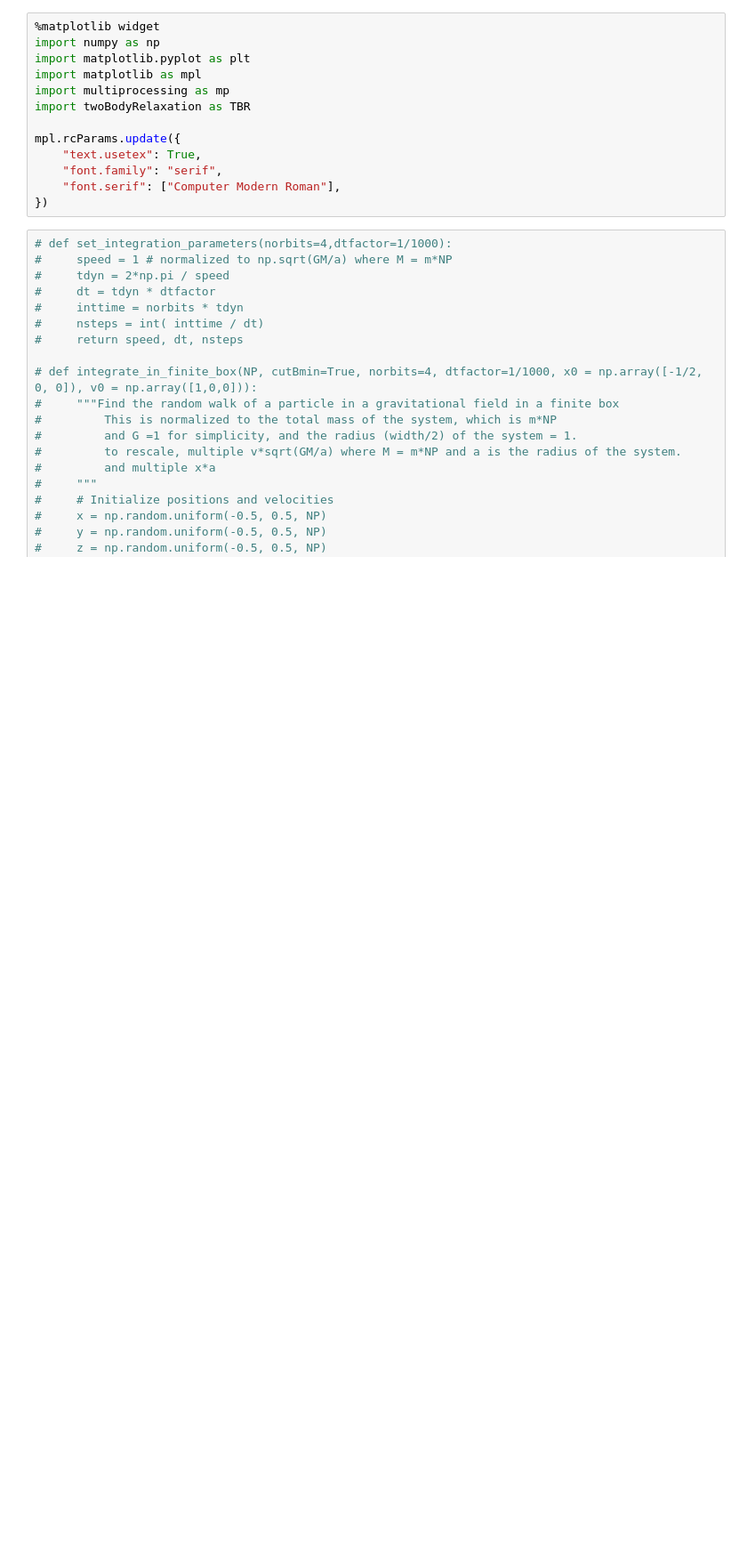
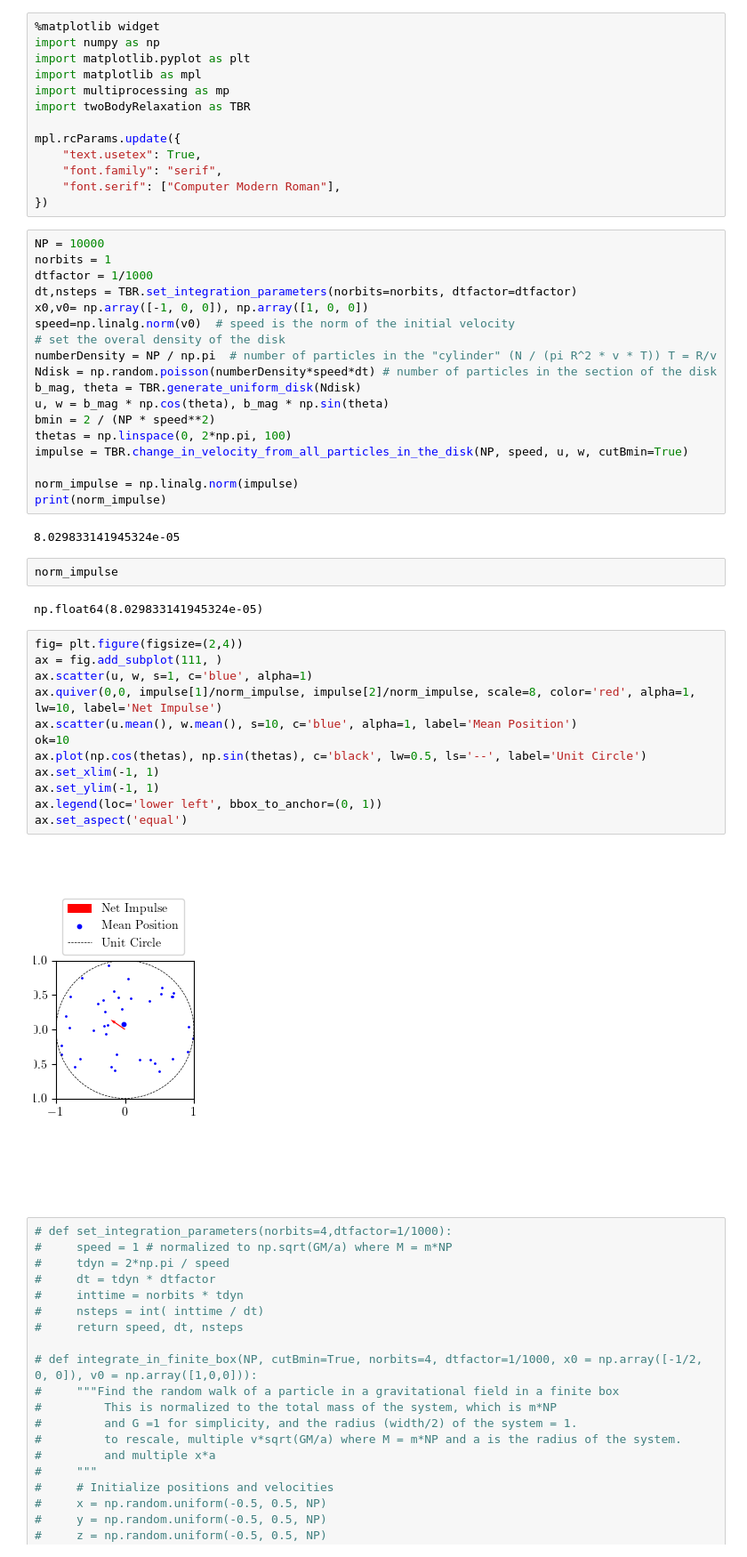
Before and after one commit to salvatore-ferrone/phd-thesis-ferrone, a Jupyter notebook: demos/impact/twoBodyRelaxation.ipynb, the cells around one changed output. Shown at 89% size. Drawn from its saved outputs; the diff is of its cells as text; blank space fills up the shorter version.

```diff
--- a/demos/impact/twoBodyRelaxation.ipynb
+++ b/demos/impact/twoBodyRelaxation.ipynb
@@ -75,6 +75,44 @@ mpl.rcParams.update({
     "font.family": "serif",
     "font.serif": ["Computer Modern Roman"],
 })
+# %%
+NP = 10000
+norbits = 1
+dtfactor = 1/1000
+dt,nsteps = TBR.set_integration_parameters(norbits=norbits, dtfactor=dtfactor)
+x0,v0= np.array([-1, 0, 0]), np.array([1, 0, 0])
+speed=np.linalg.norm(v0)  # speed is the norm of the initial velocity
+# set the overal density of the disk
+numberDensity = NP / np.pi  # number of particles in the "cylinder" (N / (pi R^2 * v * T)) T = R/v
+Ndisk = np.random.poisson(numberDensity*speed*dt) # number of particles in the section of the disk
+b_mag, theta = TBR.generate_uniform_disk(Ndisk)
+u, w = b_mag * np.cos(theta), b_mag * np.sin(theta)
+bmin = 2 / (NP * speed**2)
+thetas = np.linspace(0, 2*np.pi, 100)
+impulse = TBR.change_in_velocity_from_all_particles_in_the_disk(NP, speed, u, w, cutBmin=True)
+
+norm_impulse = np.linalg.norm(impulse)
+print(norm_impulse)
+# %% [output]
+8.029833141945324e-05
+# %%
+norm_impulse
+# %% [output]
+np.float64(8.029833141945324e-05)
+# %%
+fig= plt.figure(figsize=(2,4))
+ax = fig.add_subplot(111, )
+ax.scatter(u, w, s=1, c='blue', alpha=1)
+ax.quiver(0,0, impulse[1]/norm_impulse, impulse[2]/norm_impulse, scale=8, color='red', alpha=1, lw=10, label='Net Impulse')
+ax.scatter(u.mean(), w.mean(), s=10, c='blue', alpha=1, label='Mean Position')
+ok=10
+ax.plot(np.cos(thetas), np.sin(thetas), c='black', lw=0.5, ls='--', label='Unit Circle')
+ax.set_xlim(-1, 1)
+ax.set_ylim(-1, 1)
+ax.legend(loc='lower left', bbox_to_anchor=(0, 1))
+ax.set_aspect('equal')
+# %% [output]
+[figure, added]
 # %%
 # def set_integration_parameters(norbits=4,dtfactor=1/1000):
 #     speed = 1 # normalized to np.sqrt(GM/a) where M = m*NP
```
Also changed, not shown: 1 other file.
